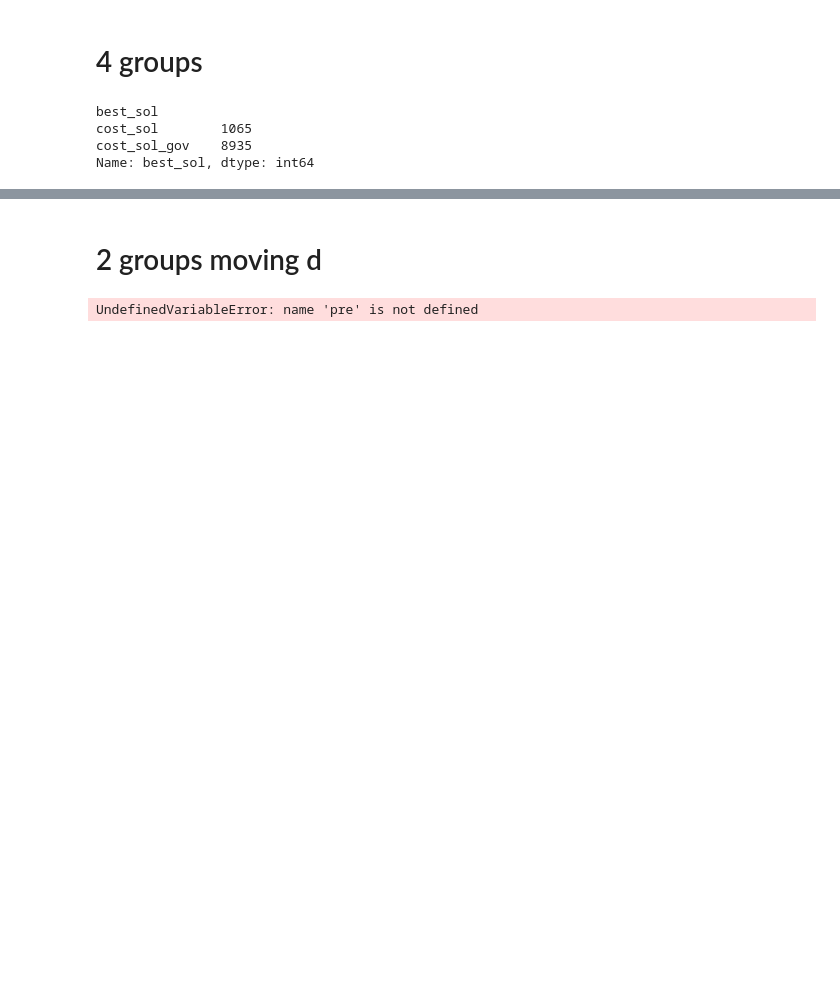
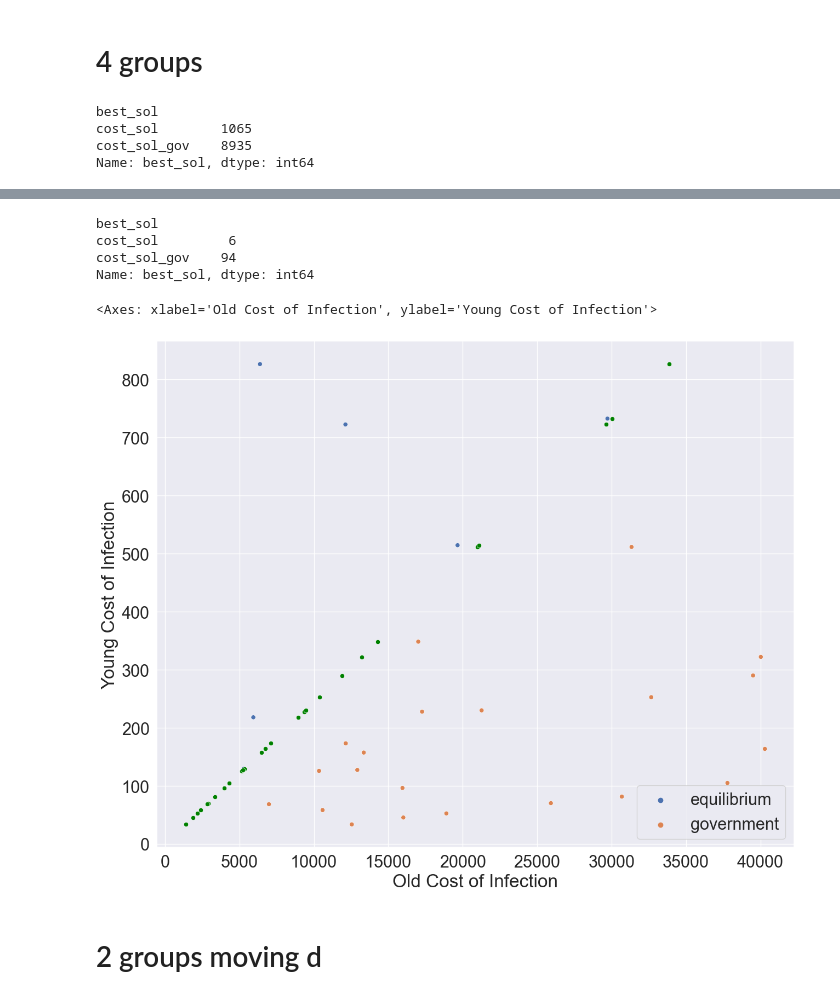
Before and after one commit to daniel-ablin/Thesis, a Jupyter notebook: results_analisys/test analysis.ipynb, the cells around one changed output, grey strips where cells are left out. Saved outputs shown, nothing was run; the diff lists cells and outputs as text; code cells hidden in the pictures; blank space fills up the shorter version.

```diff
--- a/results_analisys/test analysis.ipynb
+++ b/results_analisys/test analysis.ipynb
@@ -98,3 +102,25 @@ sns.scatterplot(data=test, x='factor', y='Young Cost of Infection', color='green
+# %%
+specific_file = '/Users/danielablin/Documents/GitHub/Thesis/test_run_100_5_2023-03-12 12:57:31.251713.pickle'
+base = parse_test(specific_file, 5)
+base.groupby('best_sol')['best_sol'].count()
+# %% [output]
+best_sol
+cost_sol         6
+cost_sol_gov    94
+Name: best_sol, dtype: int64
+# %%
+base.groupby('best_sol')['best_sol'].count()
+fig, ax = plt.subplots()
+fig.set_figheight(12)
+fig.set_figwidth(15)
+
+test = rename_cols(base, 41, 5)
+
+sns.scatterplot(data=test, x='Old Cost of Infection', y='Young Cost of Infection', hue='Lowest Cost', hue_order=['equilibrium', 'government'])
+sns.scatterplot(data=test, x='factor', y='Young Cost of Infection', color='green')
+# %% [output]
+<Axes: xlabel='Old Cost of Infection', ylabel='Young Cost of Infection'>
+[figure, added]
 # %% [markdown]
 # 2 groups moving d
 # %%
@@ -106,8 +132,3 @@ parse_col(base, 'd', 4, [11, 12, 21, 22])
 base['connection rate'] = base['d_12']/(base['d_11'] + base['d_12'])
 #base['sol_gap'] = (base['sol_gap']*10).clip(-1,1)
 base['POA'] = base['cost_sol'] / base['cost_sol_gov']
-# %%
-base['risk_l'] = base['risk_l'].astype(str)
-base.query('pre <= 0.5').groupby(['cat', 'best_sol', 'risk_l'])['cat'].count()
-# %% [output]
-UndefinedVariableError: name 'pre' is not defined
```
Also changed, not shown: parts of 17 cells of this notebook, 29 other files.
